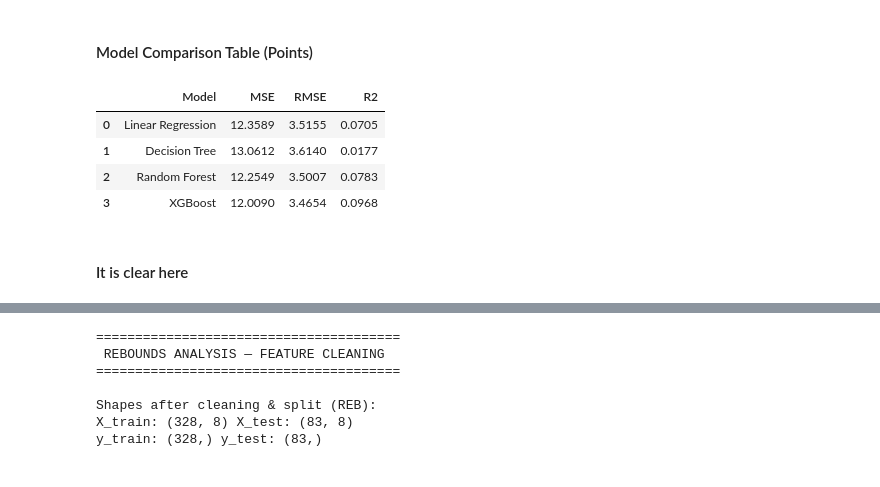
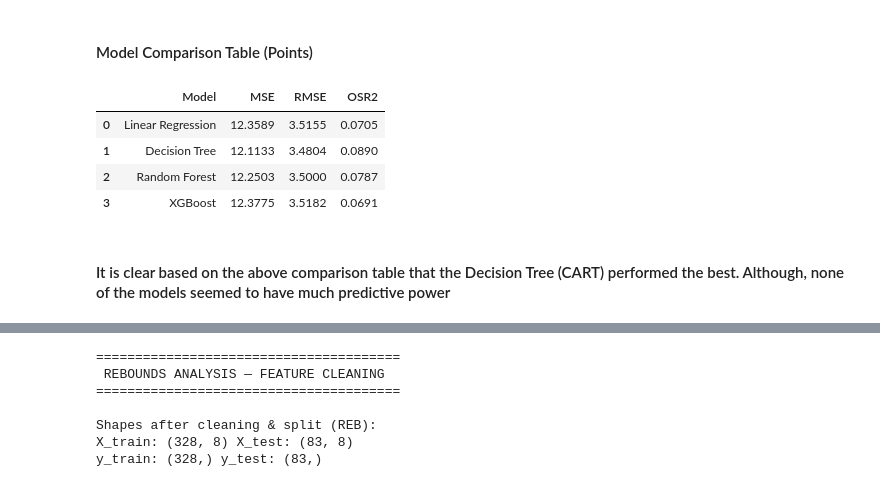
Before and after one commit to ryangu1232/142-Project, a Jupyter notebook: Final fix.ipynb, the cells around one changed output, grey strips where cells are left out. Cells and saved outputs as stored; diff of their text form; code cells hidden in the pictures.

```diff
--- a/Final fix.ipynb
+++ b/Final fix.ipynb
@@ -568,21 +577,21 @@ plt.show()
 # %%
 results = {
     "Model": ["Linear Regression", "Decision Tree", "Random Forest", "XGBoost"],
-    "MSE": [12.3589, 13.0612, 12.2549, 12.0090],
-    "RMSE": [3.5155, 3.6140, 3.5007, 3.4654],
-    "OSR2": [0.0705, 0.0177, 0.0783, 0.0968]
+    "MSE": [12.3589, 12.1133, 12.2503, 12.3775],
+    "RMSE": [3.5155, 3.4804, 3.5000, 3.5182],
+    "OSR2": [0.0705, 0.0890, 0.0787, 0.0691]
 }
 
 df_results = pd.DataFrame(results)
 df_results
 # %% [output]
-|  | Model | MSE | RMSE | R2 |
+|  | Model | MSE | RMSE | OSR2 |
 | 0 | Linear Regression | 12.3589 | 3.5155 | 0.0705 |
-| 1 | Decision Tree | 13.0612 | 3.6140 | 0.0177 |
-| 2 | Random Forest | 12.2549 | 3.5007 | 0.0783 |
-| 3 | XGBoost | 12.0090 | 3.4654 | 0.0968 |
+| 1 | Decision Tree | 12.1133 | 3.4804 | 0.0890 |
+| 2 | Random Forest | 12.2503 | 3.5000 | 0.0787 |
+| 3 | XGBoost | 12.3775 | 3.5182 | 0.0691 |
 # %% [markdown]
-#### It is clear here
+#### It is clear based on the above comparison table that the Decision Tree (CART) performed the best. Although, none of the models seemed to have much predictive power
 # %%
 results = {
     "Model": [
```
Also changed, not shown: parts of 31 cells of this notebook.
